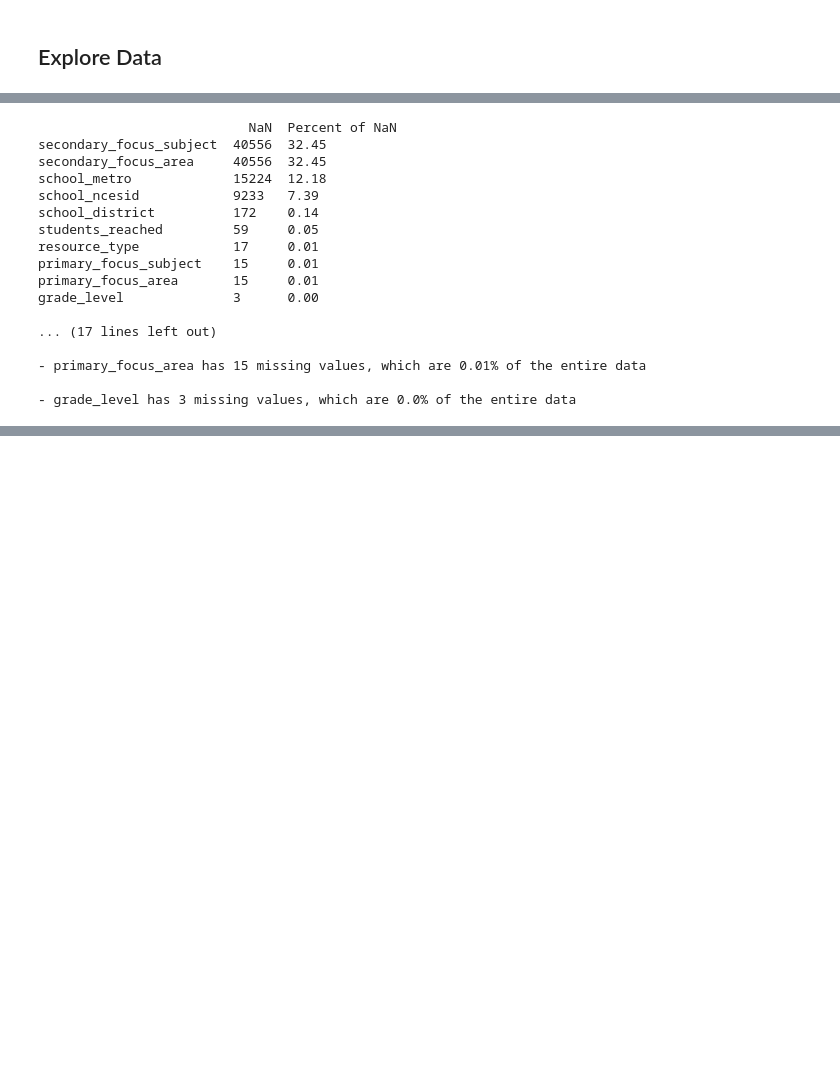
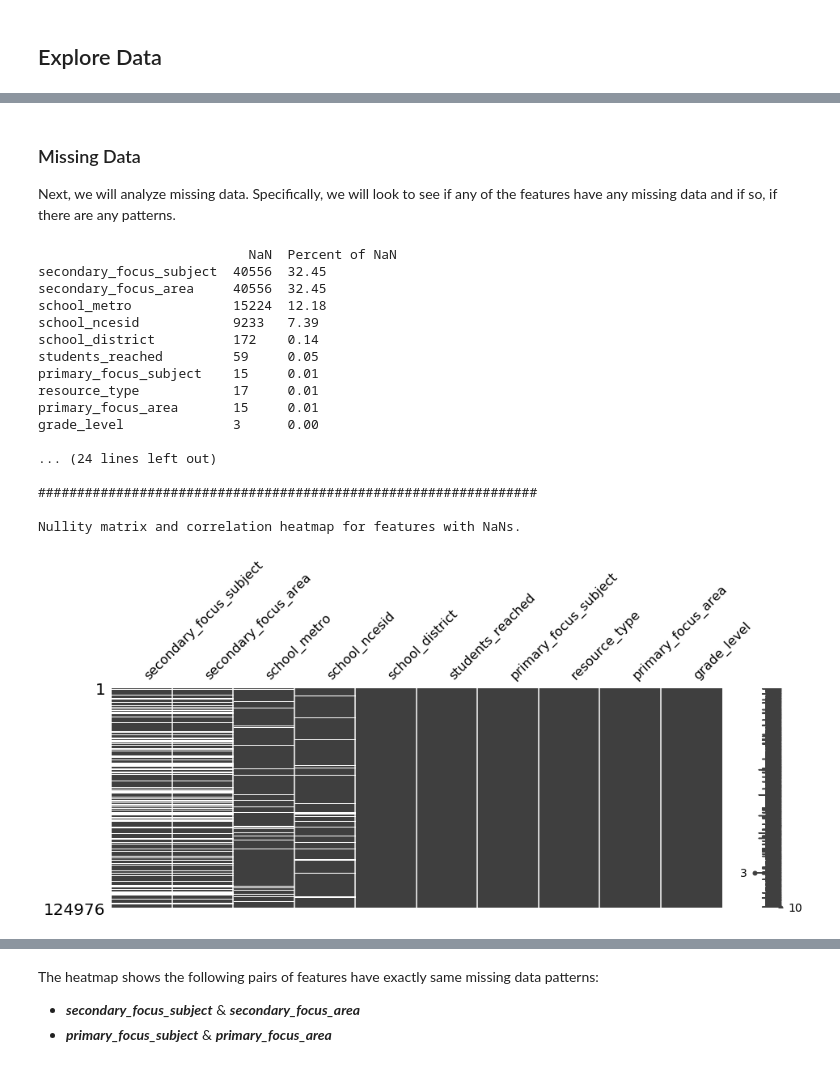
Before and after one commit to capp-machine-learning/DonorsChoose-machine-learning, a Jupyter notebook: data_exploration.ipynb, the cells around one changed output, grey strips where cells are left out. Cells and saved outputs as stored; diff of their text form; code cells hidden in the pictures; blank space fills up the shorter version.

```diff
--- a/data_exploration.ipynb
+++ b/data_exploration.ipynb
@@ -54,20 +84,25 @@ TypeError: numpy boolean subtract, the `-` operator, is deprecated, use the bitw
+# %% [markdown]
+### Missing Data
+
+Next, we will analyze missing data. Specifically, we will look to see if any of the features have any missing data and if so, if there are any patterns.
 # %%
-miss_vars = pipeline.find_var_with_missing_values(df)
+nan_vars = pipeline.analyze_missing_data(df)
 # %% [output]
                            NaN  Percent of NaN
 secondary_focus_subject  40556  32.45
 secondary_focus_area     40556  32.45
 school_metro             15224  12.18
 school_ncesid            9233   7.39
 school_district          172    0.14
 students_reached         59     0.05
+primary_focus_subject    15     0.01
 resource_type            17     0.01
-primary_focus_subject    15     0.01
 primary_focus_area       15     0.01
 grade_level              3      0.00
 
-... (17 lines left out)
+... (24 lines left out)
 
-- primary_focus_area has 15 missing values, which are 0.01% of the entire data
+################################################################
 
-- grade_level has 3 missing values, which are 0.0% of the entire data
+Nullity matrix and correlation heatmap for features with NaNs.
+[figure, added]
@@ -73,0 +110,4 @@ grade_level              3      0.00
+# %% [markdown]
+The heatmap shows the following pairs of features have exactly same missing data patterns:
+- __*secondary_focus_subject*__ & __*secondary_focus_area*__
+- __*primary_focus_subject*__ & __*primary_focus_area*__
```
Also changed, not shown: parts of 5 cells of this notebook, 1 other file.
